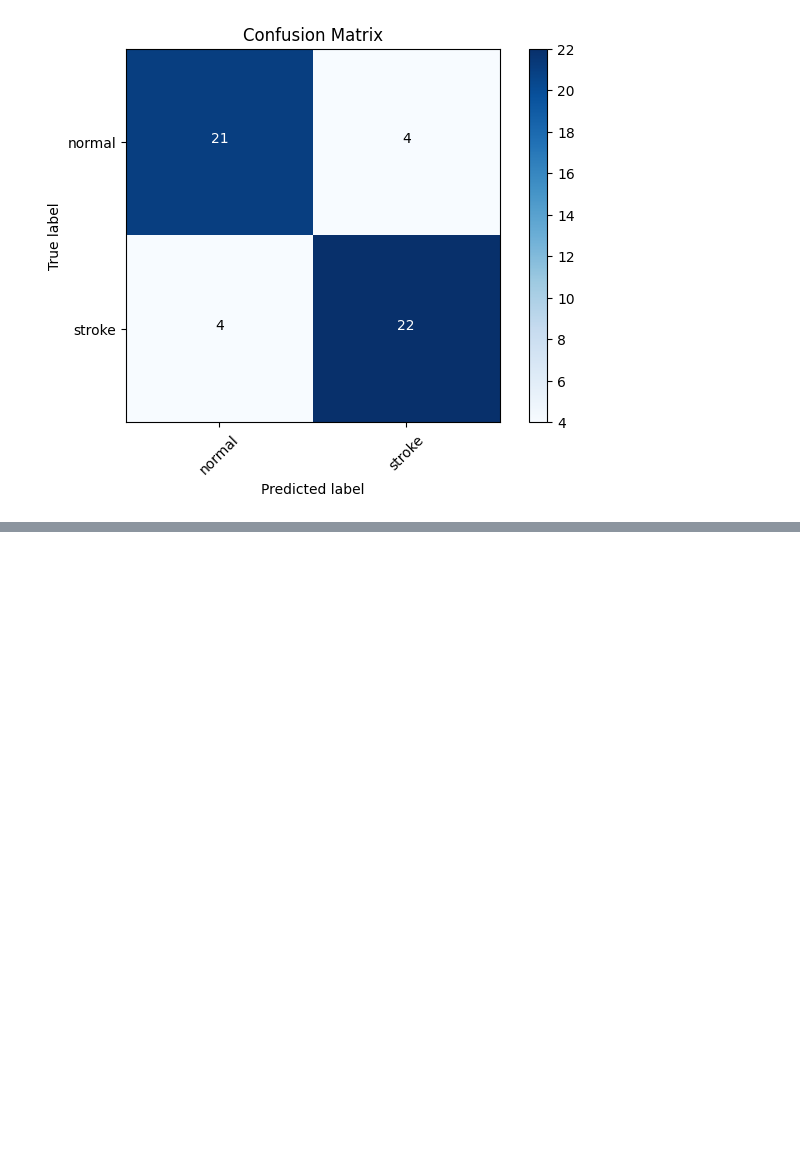
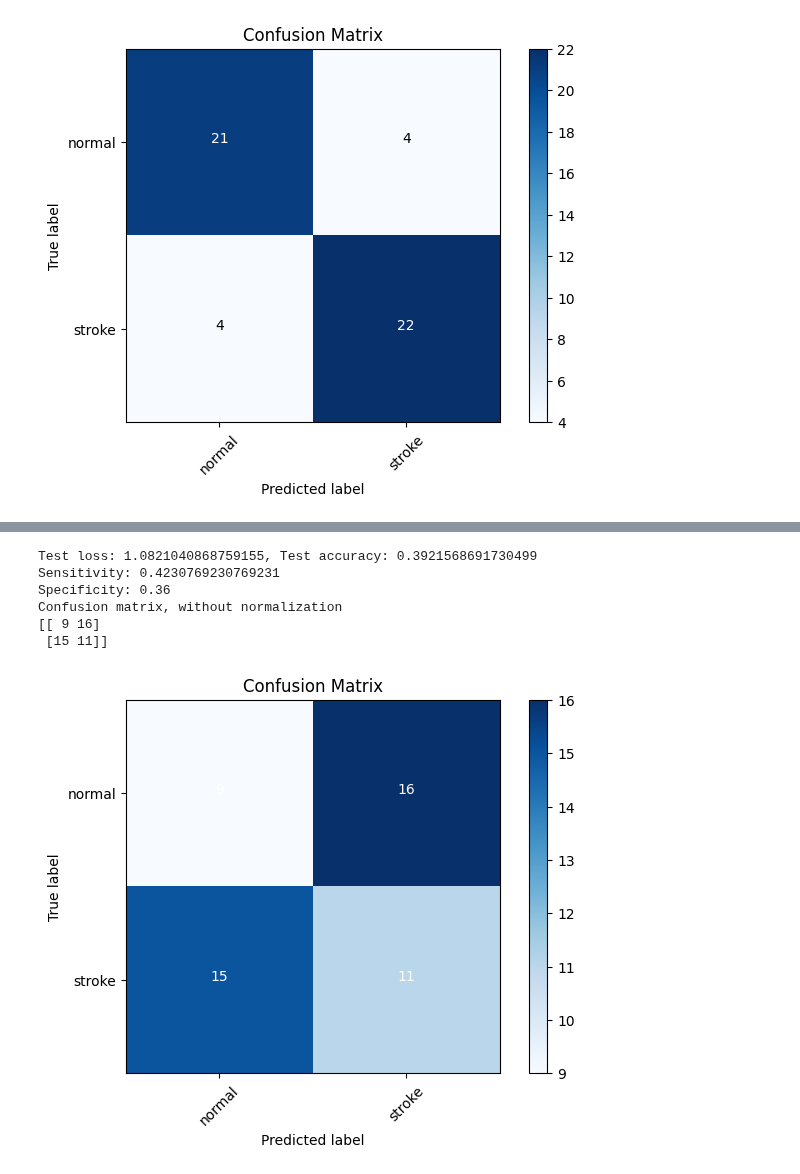
Before and after one commit to andrei-borg/stroke-video-analysis, a Jupyter notebook: recurrence_plot.ipynb, the cells around one changed output, grey strips where cells are left out. Drawn from its saved outputs; the diff is of its cells as text; code cells hidden in the pictures; blank space fills up the shorter version.

```diff
--- a/recurrence_plot.ipynb
+++ b/recurrence_plot.ipynb
@@ -607,0 +772,17 @@ print(test_score)
+# %%
+model = Sequential(
+    [
+        Flatten(input_shape=input_shape),
+        RandomFourierFeatures(
+            output_dim=512, scale=15.0, kernel_initializer="gaussian"
+        ),
+        Dense(units=2, activation="softmax"),
+    ]
+)
+model.compile(
+    optimizer=Adam(learning_rate=0.0001),
+    loss="hinge",
+    metrics=["accuracy"],
+)
+
+model.fit(train_batches, epochs=200, validation_data=valid_batches, verbose=2)
@@ -608,19 +809,33 @@ print(test_score)
 # %%
-np.round(test_pred)
+score = model.evaluate(test_batches, verbose=0)
+
+print("Test loss: {}, Test accuracy: {}".format(score[0], score[1]))
+
+predictions = model.predict(x=test_batches, verbose=0)
+
+np.round(predictions)
 
 cm = confusion_matrix(
-    y_true=test_labels, y_pred=np.argmax(test_pred, axis=-1)
+    y_true=test_batches.classes, y_pred=np.argmax(predictions, axis=-1)
 )
 
 # extract true positives, false positives, true negatives, and false negatives
 tn, fp, fn, tp = cm.ravel()
 
 # calculate sensitivity and specificity
 sensitivity = tp / (tp + fn)
 specificity = tn / (tn + fp)
 
 print("Sensitivity:", sensitivity)
 print("Specificity:", specificity)
 
 cm_plot_labels = ["normal", "stroke"]
 plot_confusion_matrix(cm=cm, classes=cm_plot_labels, title="Confusion Matrix")
+# %% [output]
+Test loss: 1.0821040868759155, Test accuracy: 0.3921568691730499
+Sensitivity: 0.4230769230769231
+Specificity: 0.36
+Confusion matrix, without normalization
+[[ 9 16]
+ [15 11]]
+[figure, added]
```
Also changed, not shown: parts of 22 cells of this notebook, 7 other files.
